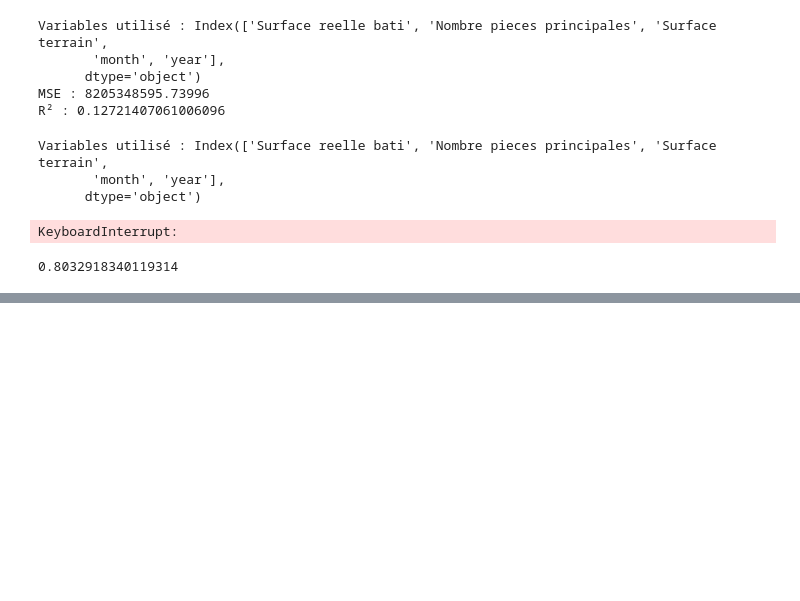
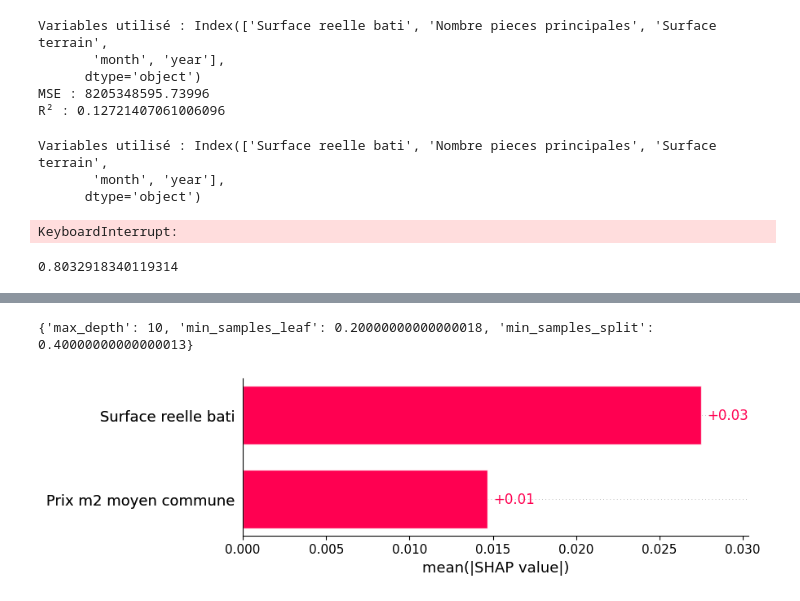
Before and after one commit to Ndeyefatou8/Machine_Learning, a Jupyter notebook: ML_model.ipynb, the cells around one changed output, grey strips where cells are left out. Drawn from its saved outputs; the diff is of its cells as text; code cells hidden in the pictures; blank space fills up the shorter version.

```diff
--- a/ML_model.ipynb
+++ b/ML_model.ipynb
@@ -160,10 +123,3 @@ memory usage: 224.7+ MB
-# %%
-
-var1 = var[[1,3,6,10]]
-for col in df[var1].columns:
-    #Conversion du type de variable en variable catégorique
-    df[col] = df[col].astype('category')
-    df[col] = df[col].cat.codes
 # %%
 df[var[1]].unique()
 # %% [output]
@@ -183,0 +127,2 @@ dff = df.sample(n = 10000)
+# %%
+df_samp = df_a.sample(n = 50000)
@@ -587,0 +936,19 @@ pickle.dump(treemod, open('treemodel_local.pkl', 'wb'))
+# %%
+# Shap
+import shap
+
+#fit
+g_mod = model
+
+# Fits the explainer
+explainer = shap.TreeExplainer(g_mod)
+# Calculates the SHAP values - It takes some time
+shap_values = explainer(X_test)
+
+print(clf.best_params_)
+
+#Graph
+shap.plots.bar(shap_values[:, :, 1])
+# %% [output]
+{'max_depth': 10, 'min_samples_leaf': 0.20000000000000018, 'min_samples_split': 0.40000000000000013}
+[figure, added]
```
Also changed, not shown: parts of 33 cells of this notebook, 5 other files.
